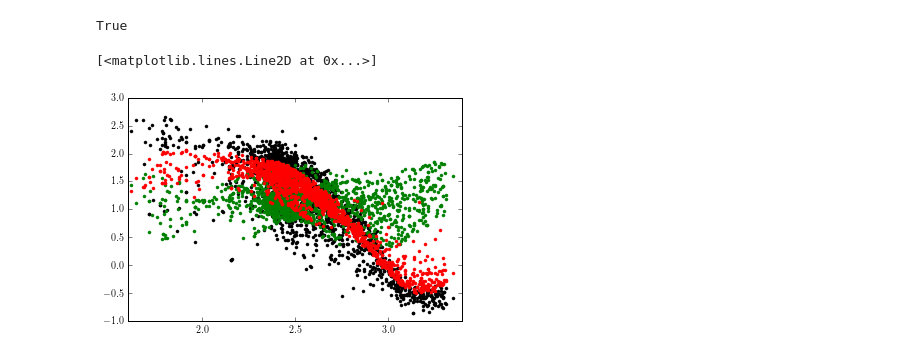
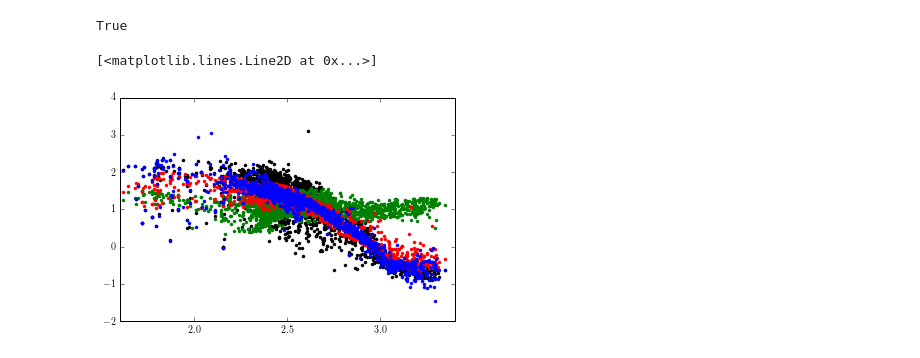
Before and after one commit to dfm/AsteroCannon, a Jupyter notebook: Untitled.ipynb, the cells around one changed output. Cells and saved outputs as stored; diff of their text form; code cells hidden in the pictures.

```diff
--- a/Untitled.ipynb
+++ b/Untitled.ipynb
@@ -72,22 +72,25 @@ P = np.array(P0)
 # %%
 P -= np.median(P, axis=1)[:, None]
 # P /= np.std(P, axis=1)[:, None]
+# %%
+def get_A(x):
+    x2 = (x[:, :, None] * x[:, None, :]).reshape((len(x), -1))
+    x3 = (x[:, :, None, None] * x[:, None, :, None] * x[:, None, None, :]).reshape((len(x), -1))
+    xs = [np.vander(x[:, i], n) for i, n in enumerate([20, 3, 4])]
+    return (xs[0][:, :, None, None] * xs[1][:, None, :, None] * xs[2][:, None, None, :]).reshape((len(x), -1))
+
+    # return np.concatenate((np.vander(x[:, 0], 20)[:, :-3], x, x2, x3, np.ones((len(x), 1))), axis=1)
 # %%
-# x = (labels - np.mean(labels, axis=0)[None, :]) / np.std(labels, axis=0)[None, :]
-# x2 = (x[:, :, None] * x[:, None, :]).reshape((len(x), -1))
-# x3 = (x[:, :, None, None] * x[:, None, None, :] * x[:, None, :, None]).reshape((len(x), -1))
-# x4 = (x[:, :, None, None, None] * x[:, None, :, None, None] * x[:, None, None, :, None] * x[:, None, None, None, :]).reshape((len(x), -1))
-# x5 = (x[:, :, None, None, None, None] * x[:, None, :, None, None, None] * x[:, None, None, :, None, None] * x[:, None, None, None, None, :] * x[:, None, None, None, :, None]).reshape((len(x), -1))
+x = (labels - np.mean(labels, axis=0)[None, :]) / np.std(labels, axis=0)[None, :]
+A = get_A(x)
+ATA = np.dot(A.T, A)
+ATA[np.diag_indices_from(ATA)] += 1e-1
+factor = cho_factor(ATA)
 
-# A = np.concatenate((x, x2, x3, x4, x5, np.ones((len(labels), 1))), axis=1)
-# ATA = np.dot(A.T, A)
-# ATA[np.diag_indices_from(ATA)] += 1e-2
-# factor = cho_factor(ATA)
+alpha = np.dot(A.T, P)
+weights = cho_solve(factor, alpha)
 
-# alpha = np.dot(A.T, P)
-# weights = cho_solve(factor, alpha)
-
-# P_pred = np.dot(A, weights)
+P_pred = np.dot(A, weights)
 # %%
 def fit_pixel(args, optimize=True):
     x, y = args
@@ -115,14 +118,15 @@ pool.close()
 # %%
-i = 10
+i = 0
 y = P[:, i]
 gp1, y1 = fit_pixel((labels, y))
 gp2, y2 = fit_pixel((labels, y), optimize=False)
 # %%
 n = 0
 pl.plot(labels[:, n], y, ".k")
 pl.plot(labels[:, n], gp1.predict(y1, labels, return_cov=False), ".g")
 pl.plot(labels[:, n], gp2.predict(y2, labels, return_cov=False), ".r")
+pl.plot(labels[:, n], P_pred[:, i], ".b")
 # %% [output]
 [<matplotlib.lines.Line2D at 0x...>]
-[figure, old version]
+[figure, new version]
 # %%
```
Also changed, not shown: parts of 13 cells of this notebook.
